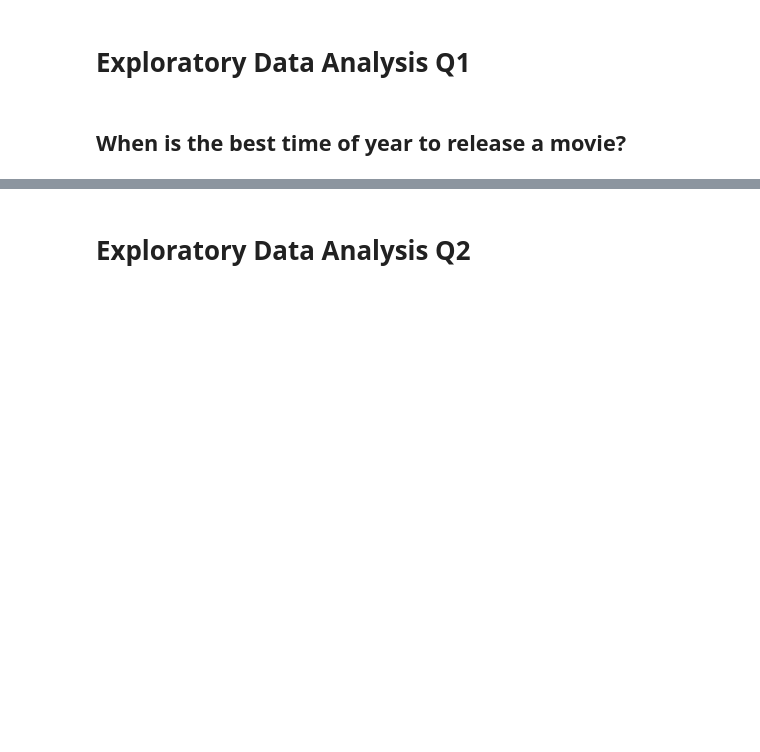
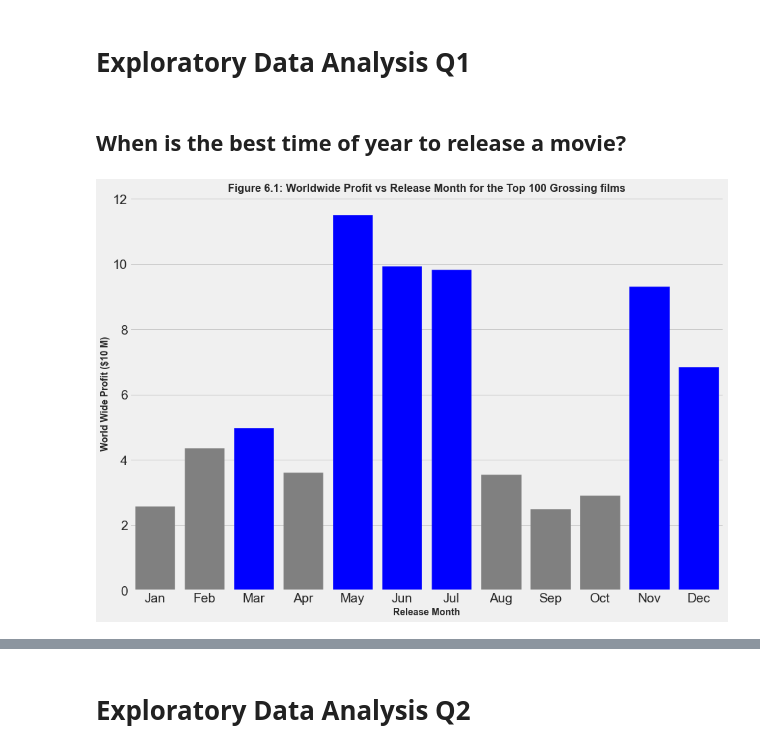
Before and after one commit to dataeducator/dsc-phase-1-project-v2-4, a Jupyter notebook: student.ipynb, the cells around one changed output, grey strips where cells are left out. Drawn from its saved outputs; the diff is of its cells as text; code cells hidden in the pictures; blank space fills up the shorter version.

Commit message:
added graphs for months of interest

```diff
--- a/student.ipynb
+++ b/student.ipynb
@@ -338,24 +693,26 @@ bom_and_tn.head()
 # %%
 ## Investigate the relationship between release_month and worldwide gross profit for the top 100 grossing films
 # Set up theme
 plt.style.use('fivethirtyeight')
 # Set up Parameters
 # Create plot variables
 values = np.array(budgets_by_month_df.month_name)
 labels = np.array(budgets_by_month_df.worldwide_profit)/10000000
 clrs = ['grey' if (x != max(values)) else 'blue' for x in values]
 
 # Set up plot figure size
 plt.figure(figsize =(14,10))
 ax = sns.barplot(x = values, y = labels, palette = clrs)
 ax.set_title("Figure 6.1: Worldwide Profit vs Release Month for the Top 100 Grossing films", weight = 'bold').set_fontsize('16')
 ax.set_xlabel("Release Month", fontsize = '14', weight = 'bold')
 ax.set_ylabel("World Wide Profit ($10 M)", fontsize = '14', weight = 'bold');
 for bar in ax.patches:
-    if bar.get_height() < 1:
+    if bar.get_height() < 4.5:
         bar.set_color('grey')
     else:
         bar.set_color('blue')
+# %% [output]
+[figure, added]
 # %%
 # Print out the name of the column and the Pearson correlation of
 # the column most positively correlated with ROI
```
Also changed, not shown: parts of 58 cells of this notebook.
